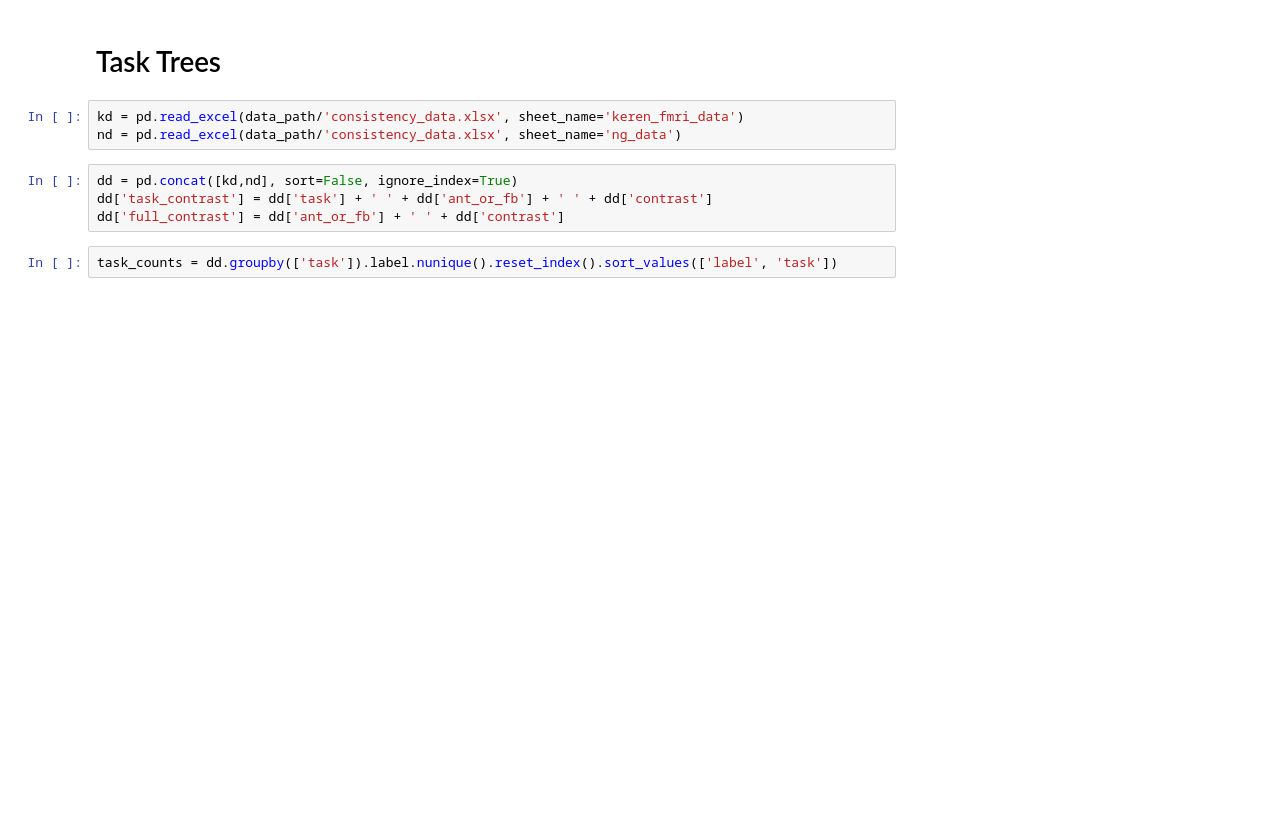
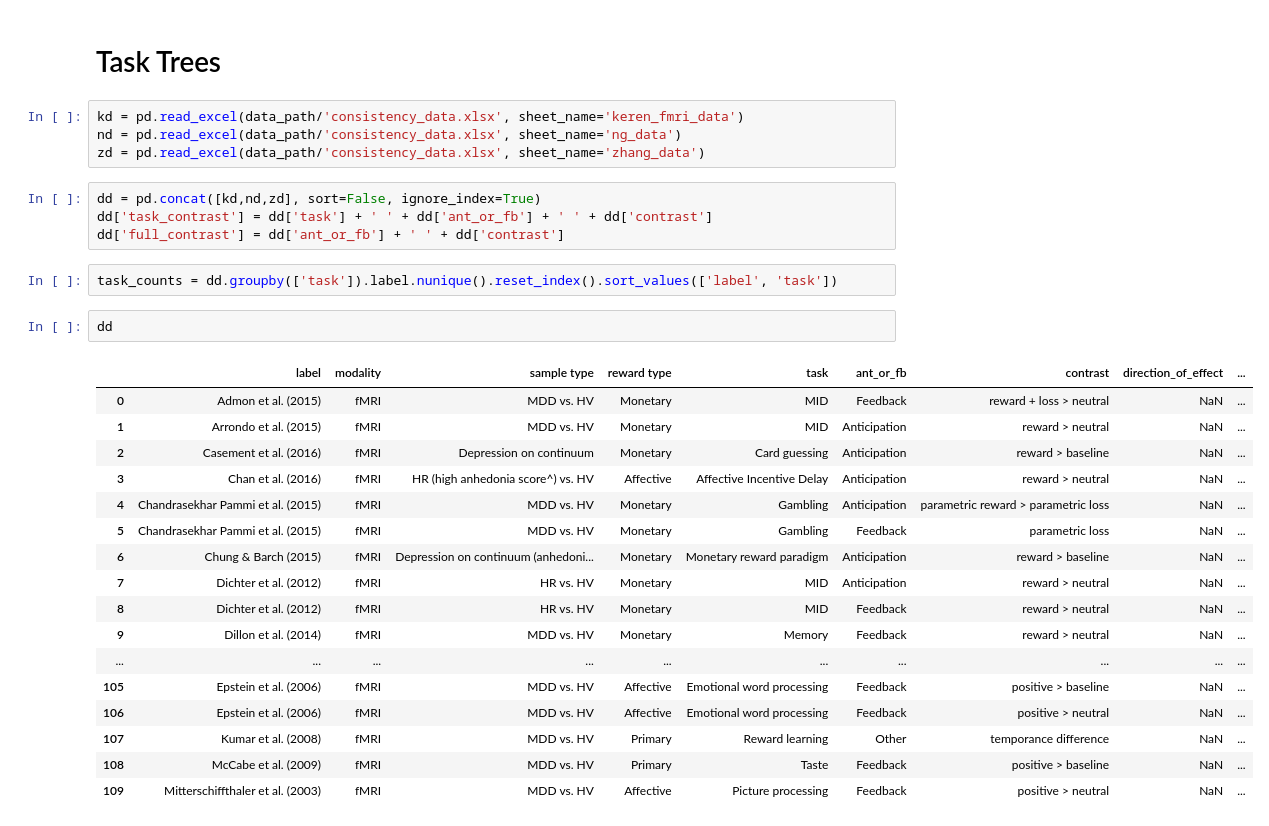
Before and after one commit to nimh-mbdu/great_expectations, a Jupyter notebook: notebooks/diagrams_based_on_other_reviews.ipynb, the cells around one changed output. Cells and saved outputs as stored; diff of their text form; blank space fills up the shorter version.

```diff
--- a/notebooks/diagrams_based_on_other_reviews.ipynb
+++ b/notebooks/diagrams_based_on_other_reviews.ipynb
@@ -61,10 +151,31 @@ vd_sup.to_csv(output_path/'venn_dataset_collapsed.csv')
 # %%
 kd = pd.read_excel(data_path/'consistency_data.xlsx', sheet_name='keren_fmri_data')
 nd = pd.read_excel(data_path/'consistency_data.xlsx', sheet_name='ng_data')
+zd = pd.read_excel(data_path/'consistency_data.xlsx', sheet_name='zhang_data')
 # %%
-dd = pd.concat([kd,nd], sort=False, ignore_index=True)
+dd = pd.concat([kd,nd,zd], sort=False, ignore_index=True)
 dd['task_contrast'] = dd['task'] + ' ' + dd['ant_or_fb'] + ' ' + dd['contrast']
 dd['full_contrast'] = dd['ant_or_fb'] + ' ' + dd['contrast']
 # %%
 task_counts = dd.groupby(['task']).label.nunique().reset_index().sort_values(['label', 'task'])
+# %%
+dd
+# %% [output]
+|  | label | modality | sample type | reward type | task | ant_or_fb | contrast | direction_of_effect | ... |
+| 0 | Admon et al. (2015) | fMRI | MDD vs. HV | Monetary | MID | Feedback | reward + loss > neutral | NaN | ... |
+| 1 | Arrondo et al. (2015) | fMRI | MDD vs. HV | Monetary | MID | Anticipation | reward > neutral | NaN | ... |
+| 2 | Casement et al. (2016) | fMRI | Depression on continuum | Monetary | Card guessing | Anticipation | reward > baseline | NaN | ... |
+| 3 | Chan et al. (2016) | fMRI | HR (high anhedonia score^) vs. HV | Affective | Affective Incentive Delay | Anticipation | reward > neutral | NaN | ... |
+| 4 | Chandrasekhar Pammi et al. (2015) | fMRI | MDD vs. HV | Monetary | Gambling | Anticipation | parametric reward > parametric loss | NaN | ... |
+| 5 | Chandrasekhar Pammi et al. (2015) | fMRI | MDD vs. HV | Monetary | Gambling | Feedback | parametric loss | NaN | ... |
+| 6 | Chung & Barch (2015) | fMRI | Depression on continuum (anhedoni... | Monetary | Monetary reward paradigm | Anticipation | reward > baseline | NaN | ... |
+| 7 | Dichter et al. (2012) | fMRI | HR vs. HV | Monetary | MID | Anticipation | reward > neutral | NaN | ... |
+| 8 | Dichter et al. (2012) | fMRI | HR vs. HV | Monetary | MID | Feedback | reward > neutral | NaN | ... |
+| 9 | Dillon et al. (2014) | fMRI | MDD vs. HV | Monetary | Memory | Feedback | reward > neutral | NaN | ... |
+| ... | ... | ... | ... | ... | ... | ... | ... | ... | ... |
+| 105 | Epstein et al. (2006) | fMRI | MDD vs. HV | Affective | Emotional word processing | Feedback | positive > baseline | NaN | ... |
+| 106 | Epstein et al. (2006) | fMRI | MDD vs. HV | Affective | Emotional word processing | Feedback | positive > neutral | NaN | ... |
+| 107 | Kumar et al. (2008) | fMRI | MDD vs. HV | Primary | Reward learning | Other | temporance difference | NaN | ... |
+| 108 | McCabe et al. (2009) | fMRI | MDD vs. HV | Primary | Taste | Feedback | positive > baseline | NaN | ... |
+| 109 | Mitterschiffthaler et al. (2003) | fMRI | MDD vs. HV | Affective | Picture processing | Feedback | positive > neutral | NaN | ... |
 # %%
```
Also changed, not shown: parts of 23 cells of this notebook, 6 other files.
